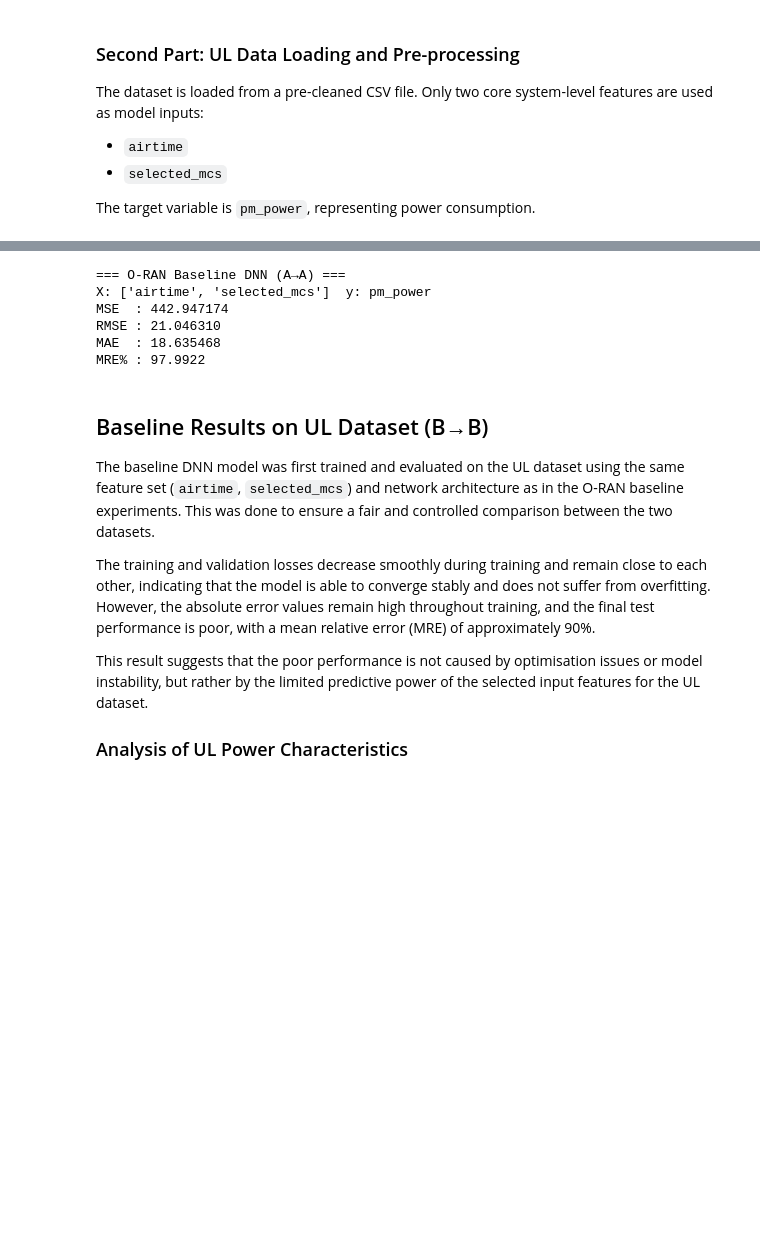
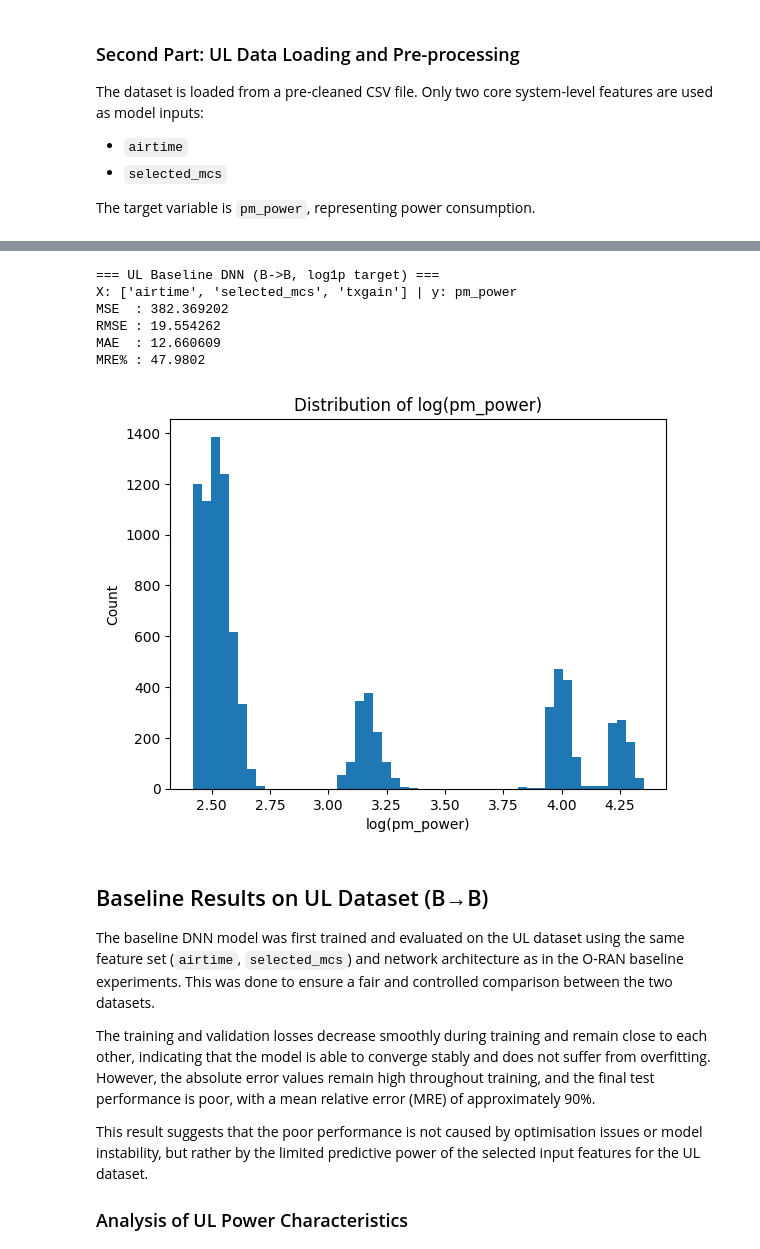
Before and after one commit to samiwu79/BAI_project, a Jupyter notebook: baseline.ipynb, the cells around one changed output, grey strips where cells are left out. Cells and saved outputs as stored; diff of their text form; code cells hidden in the pictures; blank space fills up the shorter version.

```diff
--- a/baseline.ipynb
+++ b/baseline.ipynb
@@ -32,7 +32,8 @@ from torch.utils.data import Dataset, DataLoader
 # 1) load data
 df = pd.read_csv("clean_oran_stage1.csv")
 
-feature_cols = ["airtime", "selected_mcs"]
+feature_cols = ["airtime", "selected_mcs", "txgain"]
+
 target_col = "pm_power"
 # %% [markdown]
 ### Handling Missing Values
@@ -256,16 +257,19 @@ from torch.utils.data import Dataset, DataLoader
 # 1) load data
 df = pd.read_csv("clean_ul_stage1.csv")
 
-feature_cols = ["airtime", "selected_mcs"]
+feature_cols = ["airtime", "selected_mcs", "txgain"]
+
 target_col = "pm_power"
 
 df = df.dropna(subset=feature_cols + [target_col]).copy()
 for c in feature_cols + [target_col]:
     df[c] = pd.to_numeric(df[c], errors="coerce")
 df = df.dropna(subset=feature_cols + [target_col]).copy()
+df = df[df[target_col] > 0].copy()
 
 X = df[feature_cols].values
-y = df[target_col].values
+y = np.log1p(df[target_col].astype(float).values)
+
 
 # 2) split: train/test then train/val
 X_train, X_test, y_train, y_test = train_test_split(X, y, test_size=0.2, random_state=42)
@@ -366,34 +370,60 @@ Best val MSE: 434.5573084012452
 # %%
 model.eval()
-y_true, y_pred = [], []
+
+y_true_list, y_pred_list = [], []
+
 with torch.no_grad():
     for xb, yb in test_loader:
         xb = xb.to(device)
-        pred = model(xb).cpu().numpy().reshape(-1)
-        y_pred.append(pred)
-        y_true.append(yb.numpy().reshape(-1))
 
-y_true = np.concatenate(y_true)
-y_pred = np.concatenate(y_pred)
 
-mse  = mean_squared_error(y_true, y_pred)
-rmse = float(np.sqrt(mse))
-mae  = mean_absolute_error(y_true, y_pred)
-mre  = mean_relative_error(y_true, y_pred)
+        pred_log = model(xb).detach().cpu().numpy().reshape(-1)
+        y_pred_list.append(pred_log)
 
-print("=== UL Baseline DNN (B→B) ===")
-print("X:", feature_cols, " y:", target_col)
+
+        y_true_list.append(yb.detach().cpu().numpy().reshape(-1))
+
+
+y_true_log = np.concatenate(y_true_list)
+y_pred_log = np.concatenate(y_pred_list)
+
+
+y_true = np.expm1(y_true_log)
+y_pred = np.expm1(y_pred_log)
+
+
+mse  = np.mean((y_true - y_pred) ** 2)
+rmse = np.sqrt(mse)
+mae  = np.mean(np.abs(y_true - y_pred))
+mre  = np.mean(np.abs(y_true - y_pred) / (y_true + 1e-9)) * 100
+
+print("=== UL Baseline DNN (B->B, log1p target) ===")
+print("X:", feature_cols, "| y:", target_col)
 print(f"MSE  : {mse:.6f}")
 print(f"RMSE : {rmse:.6f}")
 print(f"MAE  : {mae:.6f}")
 print(f"MRE% : {mre:.4f}")
 # %% [output]
-=== O-RAN Baseline DNN (A→A) ===
-X: ['airtime', 'selected_mcs']  y: pm_power
-MSE  : 442.947174
-RMSE : 21.046310
-MAE  : 18.635468
-MRE% : 97.9922
+=== UL Baseline DNN (B->B, log1p target) ===
+X: ['airtime', 'selected_mcs', 'txgain'] | y: pm_power
+MSE  : 382.369202
+RMSE : 19.554262
+MAE  : 12.660609
+MRE% : 47.9802
+# %%
+import numpy as np
+import matplotlib.pyplot as plt
+
+log_power = np.log1p(df["pm_power"])
+
+plt.figure()
+plt.hist(log_power, bins=50)
+plt.title("Distribution of log(pm_power)")
+plt.xlabel("log(pm_power)")
+plt.ylabel("Count")
+plt.show()
+# %% [output]
+[figure, added]
 # %% [markdown]
 
 ## Baseline Results on UL Dataset (B→B)
```
Also changed, not shown: parts of 5 cells of this notebook.
